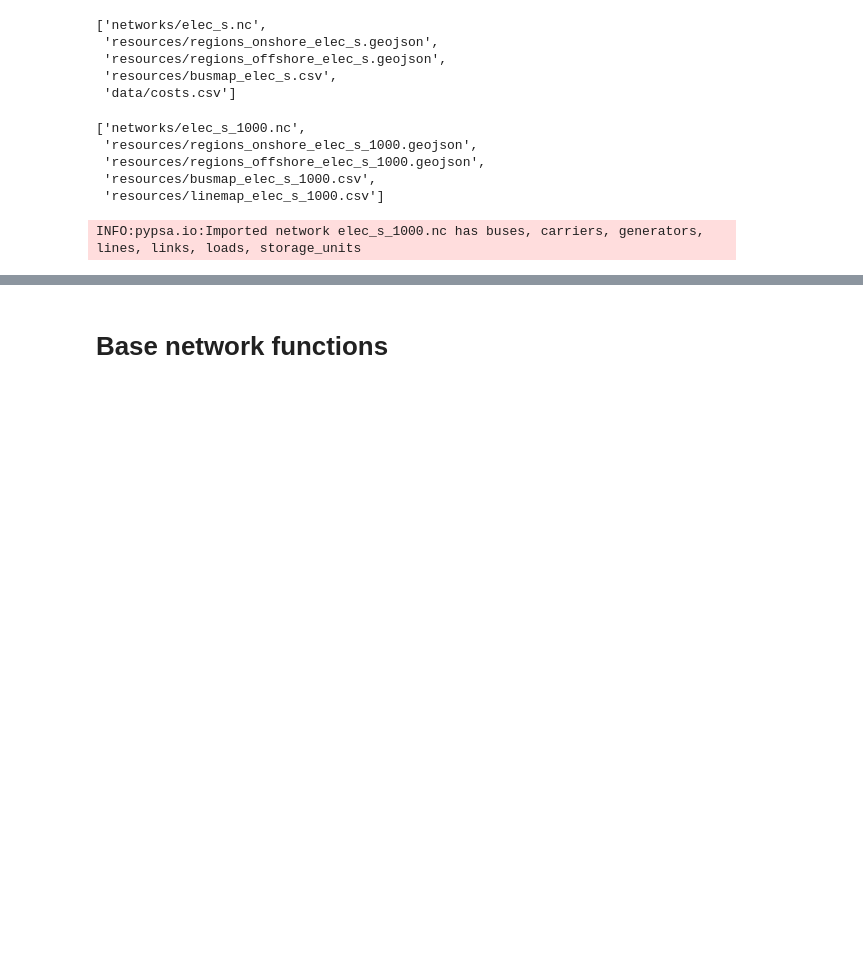
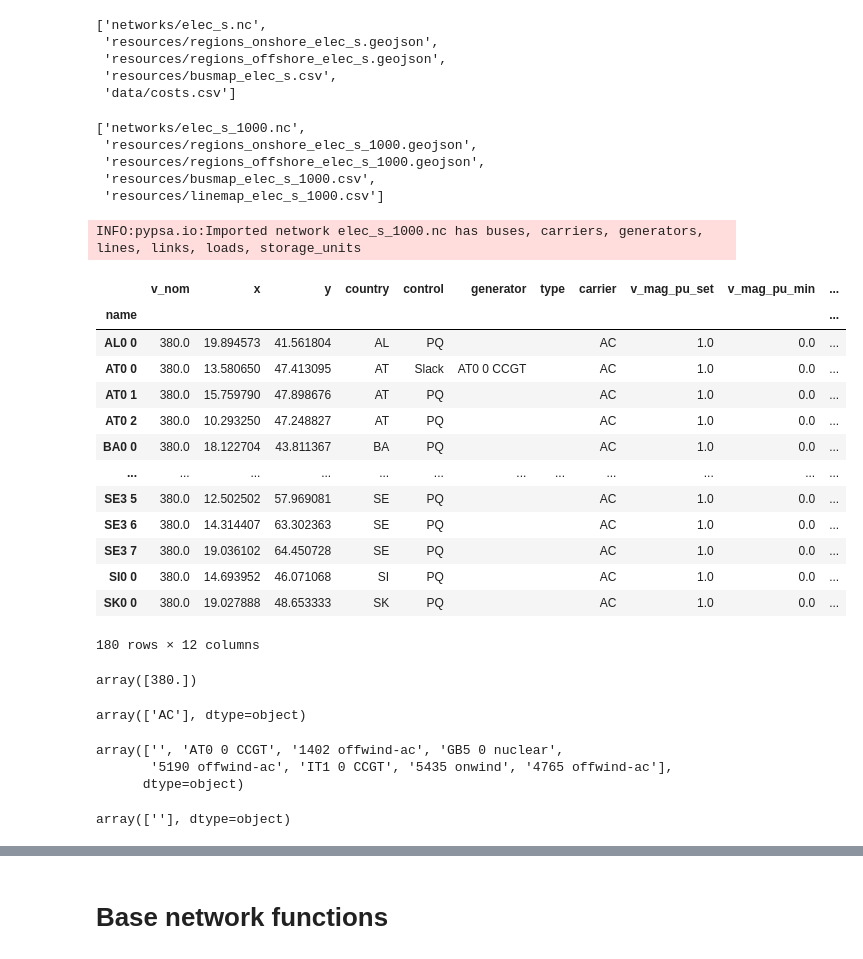
Before and after one commit to pypsa-meets-africa/pypsa-eur, a Jupyter notebook: How_is_the_network_created.ipynb, the cells around one changed output, grey strips where cells are left out. Cells and saved outputs as stored; diff of their text form; code cells hidden in the pictures; blank space fills up the shorter version.

Commit message:
add display dataframes

```diff
--- a/How_is_the_network_created.ipynb
+++ b/How_is_the_network_created.ipynb
@@ -351,10 +404,36 @@ snakemake.output
  'resources/regions_offshore_elec_s_1000.geojson',
  'resources/busmap_elec_s_1000.csv',
  'resources/linemap_elec_s_1000.csv']
-# %%
-n = pypsa.Network(snakemake.output[0])
-# %% [output]
-INFO:pypsa.io:Imported network elec_s_1000.nc has buses, carriers, generators, lines, links, loads, storage_units
+# %%
+#OUTPUT
+n = pypsa.Network(snakemake.output[0])
+display(n.buses)
+display(n.buses["v_nom"].unique())
+display(n.buses["carrier"].unique())
+display(n.buses["generator"].unique())
+display(n.buses["type"].unique())
+# %% [output]
+INFO:pypsa.io:Imported network elec_s_1000.nc has buses, carriers, generators, lines, links, loads, storage_units
+|  | v_nom | x | y | country | control | generator | type | carrier | v_mag_pu_set | v_mag_pu_min | ... |
+| name |  |  |  |  |  |  |  |  |  |  | ... |
+| AL0 0 | 380.0 | 19.894573 | 41.561804 | AL | PQ |  |  | AC | 1.0 | 0.0 | ... |
+| AT0 0 | 380.0 | 13.580650 | 47.413095 | AT | Slack | AT0 0 CCGT |  | AC | 1.0 | 0.0 | ... |
+| AT0 1 | 380.0 | 15.759790 | 47.898676 | AT | PQ |  |  | AC | 1.0 | 0.0 | ... |
+| AT0 2 | 380.0 | 10.293250 | 47.248827 | AT | PQ |  |  | AC | 1.0 | 0.0 | ... |
+| BA0 0 | 380.0 | 18.122704 | 43.811367 | BA | PQ |  |  | AC | 1.0 | 0.0 | ... |
+| ... | ... | ... | ... | ... | ... | ... | ... | ... | ... | ... | ... |
+| SE3 5 | 380.0 | 12.502502 | 57.969081 | SE | PQ |  |  | AC | 1.0 | 0.0 | ... |
+| SE3 6 | 380.0 | 14.314407 | 63.302363 | SE | PQ |  |  | AC | 1.0 | 0.0 | ... |
+| SE3 7 | 380.0 | 19.036102 | 64.450728 | SE | PQ |  |  | AC | 1.0 | 0.0 | ... |
+| SI0 0 | 380.0 | 14.693952 | 46.071068 | SI | PQ |  |  | AC | 1.0 | 0.0 | ... |
+| SK0 0 | 380.0 | 19.027888 | 48.653333 | SK | PQ |  |  | AC | 1.0 | 0.0 | ... |
+180 rows × 12 columns
+array([380.])
+array(['AC'], dtype=object)
+array(['', 'AT0 0 CCGT', '1402 offwind-ac', 'GB5 0 nuclear',
+       '5190 offwind-ac', 'IT1 0 CCGT', '5435 onwind', '4765 offwind-ac'],
+      dtype=object)
+array([''], dtype=object)
 # %%
 #import geoplot
 import matplotlib.pyplot as plt
```
Also changed, not shown: parts of 11 cells of this notebook.
